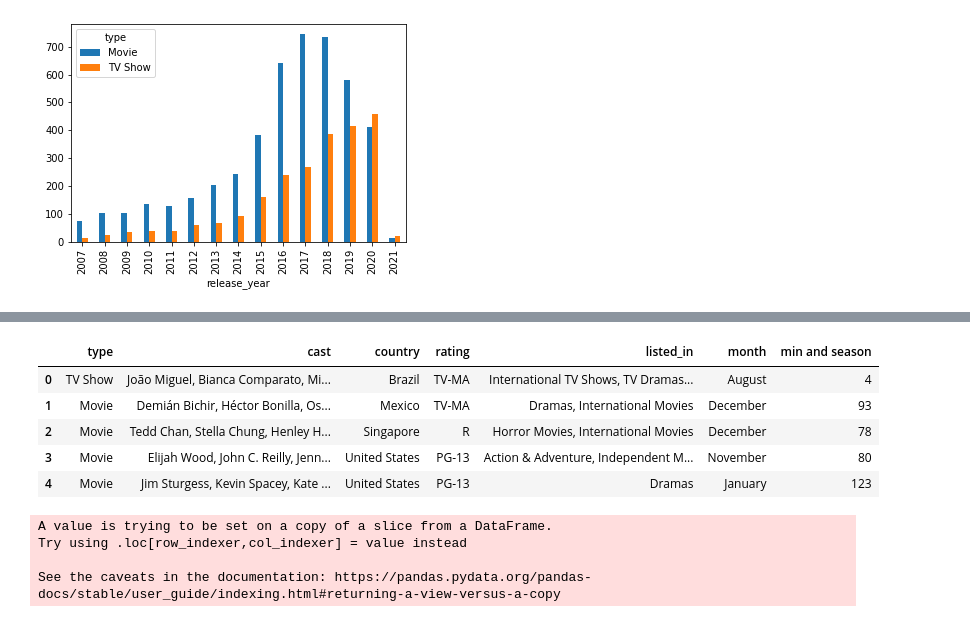
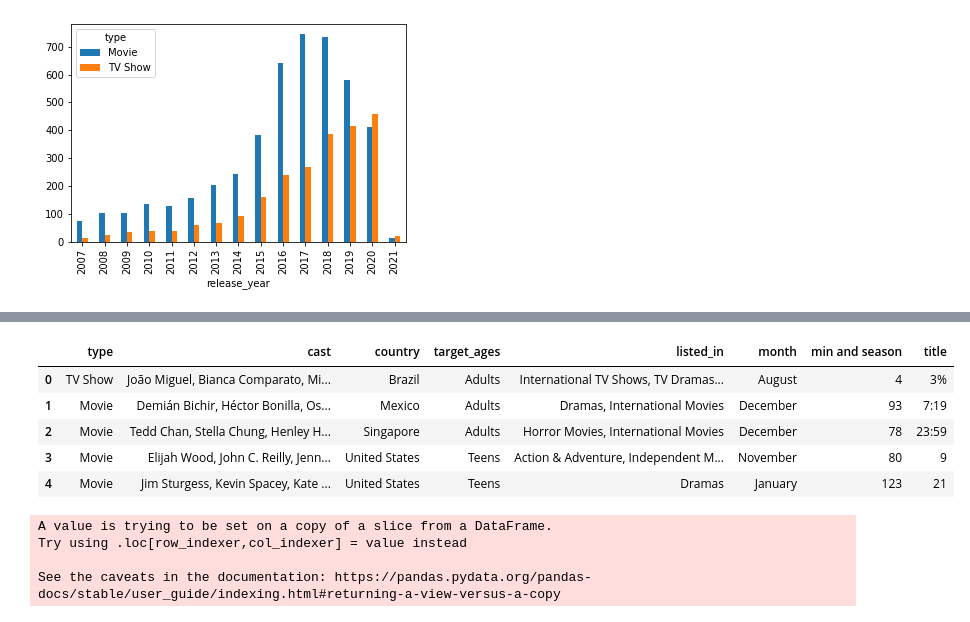
Before and after one commit to sauravkumar19/NETFLIX-MOVIES-AND-TV-SHOWS-CLUSTERING, a Jupyter notebook: NETFLIX_MOVIES_AND_TV_SHOWS_CLUSTERING.ipynb, the cells around one changed output, grey strips where cells are left out. Drawn from its saved outputs; the diff is of its cells as text; code cells hidden in the pictures.

```diff
--- a/NETFLIX_MOVIES_AND_TV_SHOWS_CLUSTERING.ipynb
+++ b/NETFLIX_MOVIES_AND_TV_SHOWS_CLUSTERING.ipynb
@@ -196,6 +198,25 @@ shows_movie
 | 2020 | 411.0 | 457.0 |
 | 2021 | 12.0 | 19.0 |
 73 rows × 2 columns
+# %%
+#Assigning the Ratings into grouped categories
+ratings = {
+    'TV-PG': 'Older Kids',
+    'TV-MA': 'Adults',
+    'TV-Y7-FV': 'Older Kids',
+    'TV-Y7': 'Older Kids',
+    'TV-14': 'Teens',
+    'R': 'Adults',
+    'TV-Y': 'Kids',
+    'NR': 'Adults',
+    'PG-13': 'Teens',
+    'TV-G': 'Kids',
+    'PG': 'Older Kids',
+    'G': 'Kids',
+    'UR': 'Adults',
+    'NC-17': 'Adults'
+}
+netflix_data['target_ages'] = netflix_data['rating'].replace(ratings)
 # %%
 shows_movie.tail(15).plot(kind = 'bar')
 # %% [output]
@@ -240,16 +251,16 @@ netflix_data.head()
 | 3 | s4 | Movie | 9 | Elijah Wood, John C. Reilly, Jenn... | United States | November 16, 2017 | 2009 | PG-13 | 80 min | Action & Adventure, Independent M... | ... |
 | 4 | s5 | Movie | 21 | Jim Sturgess, Kevin Spacey, Kate ... | United States | January 1, 2020 | 2008 | PG-13 | 123 min | Dramas | ... |
 # %%
-features = ['type','cast','country','rating','listed_in','month','min and season']
+features = ['type','cast','country','target_ages','listed_in','month','min and season','title']
 cast_table = netflix_data[features]
 cast_table.head()
 # %% [output]
-|  | type | cast | country | rating | listed_in | month | min and season |
-| 0 | TV Show | João Miguel, Bianca Comparato, Mi... | Brazil | TV-MA | International TV Shows, TV Dramas... | August | 4 |
-| 1 | Movie | Demián Bichir, Héctor Bonilla, Os... | Mexico | TV-MA | Dramas, International Movies | December | 93 |
-| 2 | Movie | Tedd Chan, Stella Chung, Henley H... | Singapore | R | Horror Movies, International Movies | December | 78 |
-| 3 | Movie | Elijah Wood, John C. Reilly, Jenn... | United States | PG-13 | Action & Adventure, Independent M... | November | 80 |
-| 4 | Movie | Jim Sturgess, Kevin Spacey, Kate ... | United States | PG-13 | Dramas | January | 123 |
+|  | type | cast | country | target_ages | listed_in | month | min and season | title |
+| 0 | TV Show | João Miguel, Bianca Comparato, Mi... | Brazil | Adults | International TV Shows, TV Dramas... | August | 4 | 3% |
+| 1 | Movie | Demián Bichir, Héctor Bonilla, Os... | Mexico | Adults | Dramas, International Movies | December | 93 | 7:19 |
+| 2 | Movie | Tedd Chan, Stella Chung, Henley H... | Singapore | Adults | Horror Movies, International Movies | December | 78 | 23:59 |
+| 3 | Movie | Elijah Wood, John C. Reilly, Jenn... | United States | Teens | Action & Adventure, Independent M... | November | 80 | 9 |
+| 4 | Movie | Jim Sturgess, Kevin Spacey, Kate ... | United States | Teens | Dramas | January | 123 | 21 |
 # %%
 for i in ['cast','listed_in', 'country']:
   cast_table[i] = cast_table[i].apply(lambda x: x.split(','))
```
Also changed, not shown: parts of 32 cells of this notebook.
